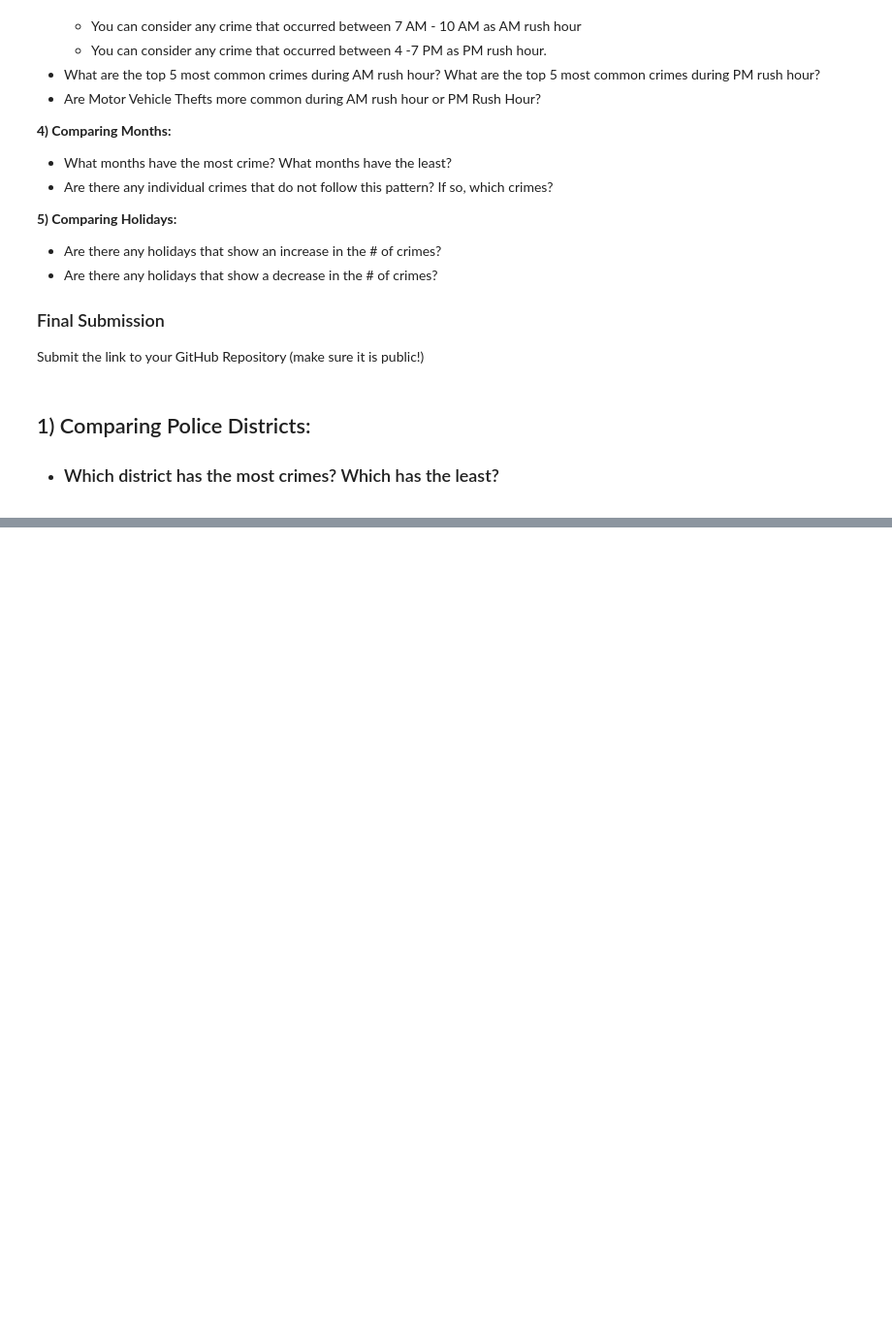
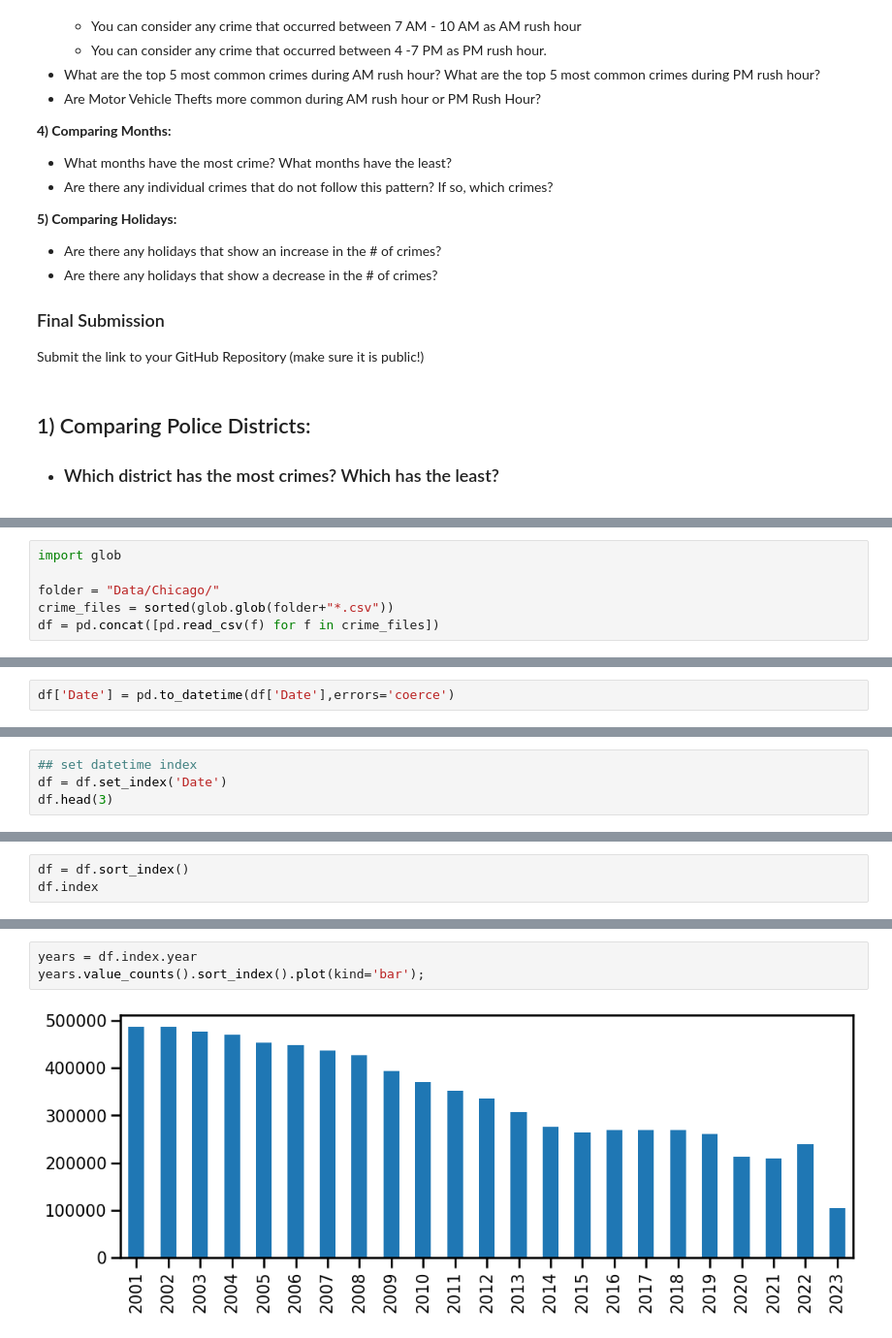
Before and after one commit to iarbietonilsson/Project-4-Chicago-Crime-Data, a Jupyter notebook: Project 4 - Part 1 Chicago Crime Data.ipynb, the cells around one changed output, grey strips where cells are left out. Shown at 97% size. Saved outputs shown, nothing was run; the diff lists cells and outputs as text; blank space fills up the shorter version.

```diff
--- a/Project 4 - Part 1 Chicago Crime Data.ipynb
+++ b/Project 4 - Part 1 Chicago Crime Data.ipynb
@@ -93,0 +94,6 @@ pd.set_option('display.max_columns',50)
+# %%
+import glob
+
+folder = "Data/Chicago/"
+crime_files = sorted(glob.glob(folder+"*.csv"))
+df = pd.concat([pd.read_csv(f) for f in crime_files])
@@ -93,0 +151,2 @@ pd.set_option('display.max_columns',50)
+# %%
+df['Date'] = pd.to_datetime(df['Date'],errors='coerce')
@@ -93,0 +158,4 @@ pd.set_option('display.max_columns',50)
+# %%
+## set datetime index
+df = df.set_index('Date')
+df.head(3)
@@ -93,0 +168,3 @@ pd.set_option('display.max_columns',50)
+# %%
+df = df.sort_index()
+df.index
@@ -93,0 +184,5 @@ pd.set_option('display.max_columns',50)
+# %%
+years = df.index.year
+years.value_counts().sort_index().plot(kind='bar');
+# %% [output]
+[figure, added]
```
Also changed, not shown: parts of 54 cells of this notebook.
